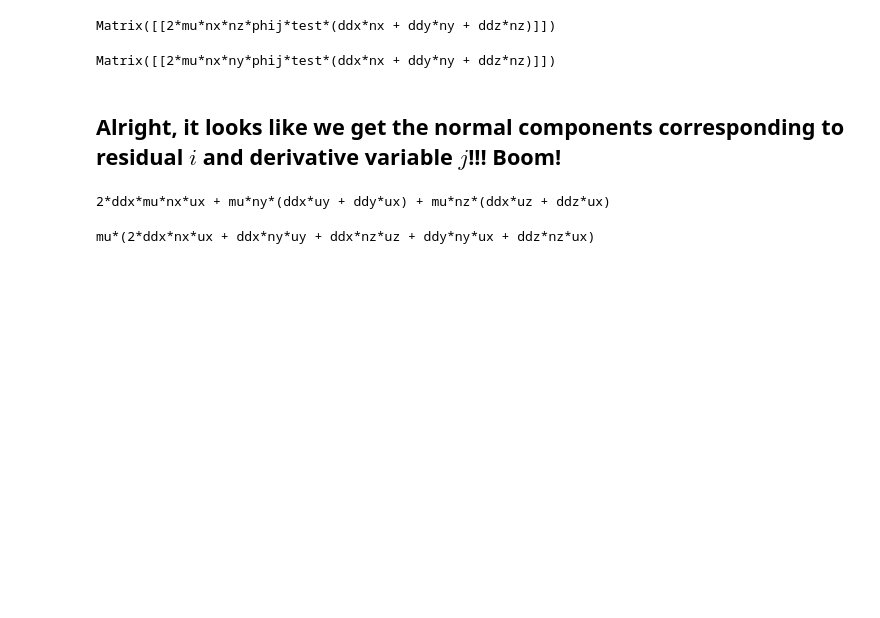
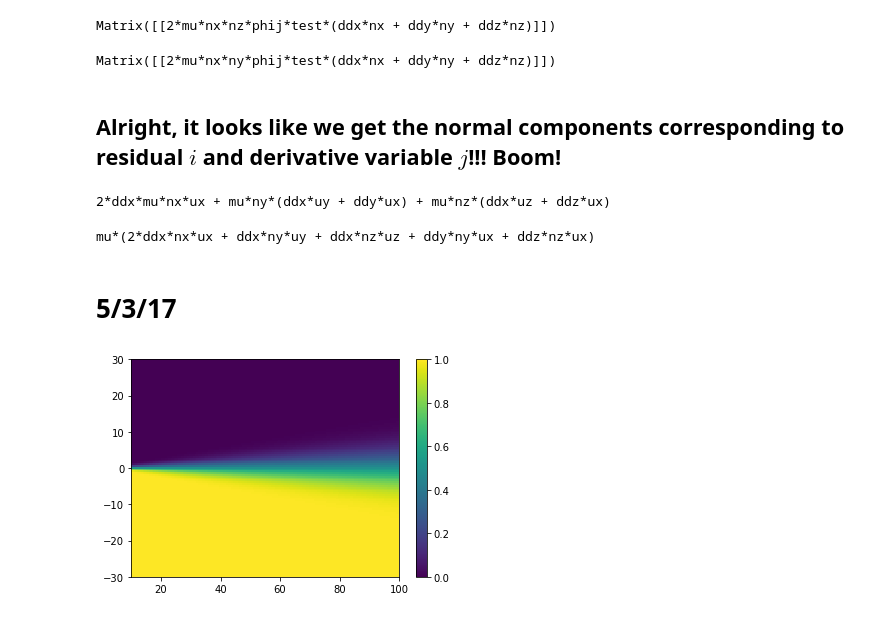
Before and after one commit to JIMMY-KSU/jupyter_notebooks, a Jupyter notebook: moose-notes.ipynb, the cells around one changed output. Saved outputs shown, nothing was run; the diff lists cells and outputs as text; code cells hidden in the pictures; blank space fills up the shorter version.

```diff
--- a/moose-notes.ipynb
+++ b/moose-notes.ipynb
@@ -407,3 +407,5 @@ Matrix([[2*mu*nx*ny*phij*test*(ddx*nx + ddy*ny + ddz*nz)]])
 sp.factor(_)
 # %% [output]
 mu*(2*ddx*nx*ux + ddx*ny*uy + ddx*nz*uz + ddy*ny*ux + ddz*nz*ux)
+# %% [markdown]
+# 5/3/17
@@ -409,0 +459,8 @@ mu*(2*ddx*nx*ux + ddx*ny*uy + ddx*nz*uz + ddy*ny*ux + ddz*nz*ux)
+# %%
+import matplotlib.pyplot as plt
+
+plt.pcolor(x, y, uplot)
+plt.colorbar()
+plt.show()
+# %% [output]
+[figure, added]
```
Also changed, not shown: parts of 24 cells of this notebook, 1 other file.
